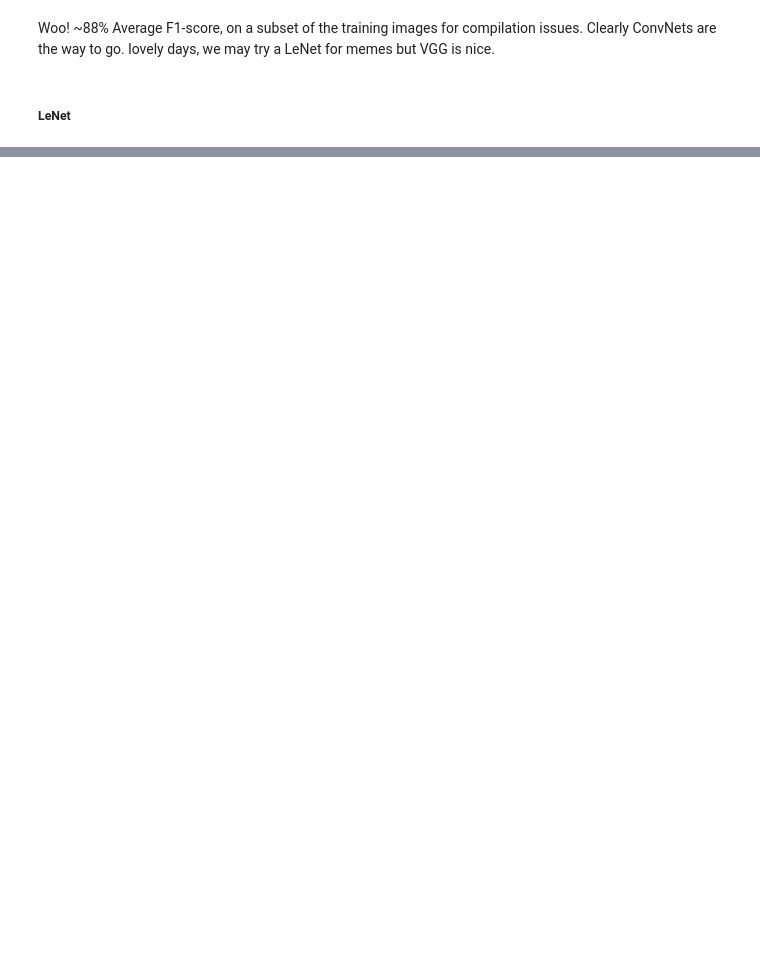
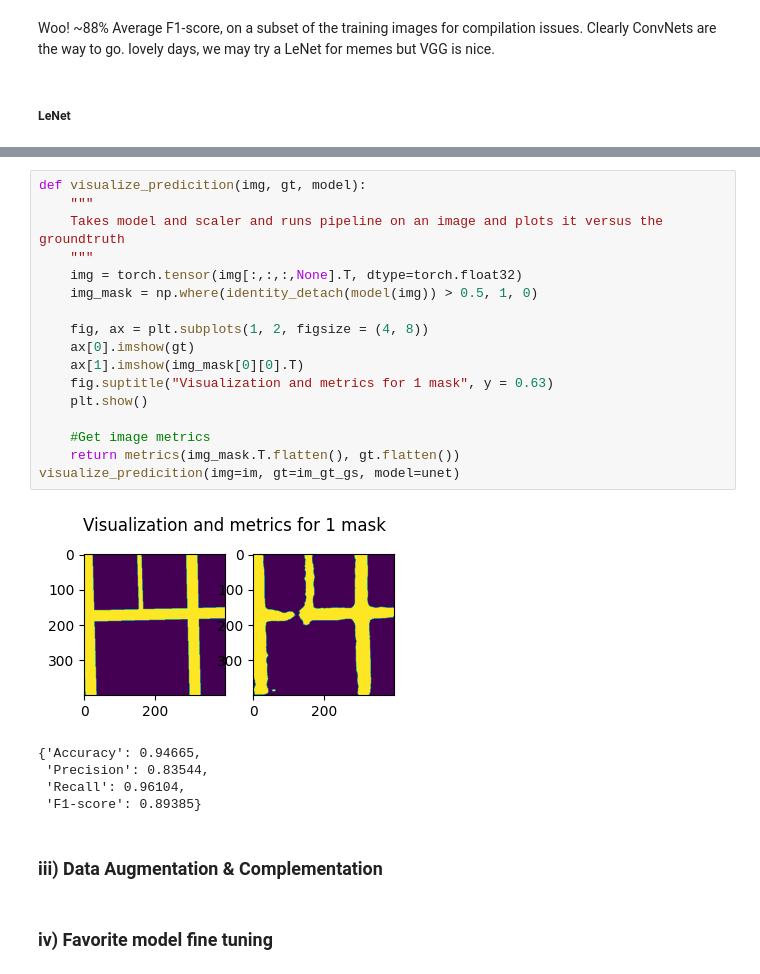
Before and after one commit to CS-433/ml-project-2-sigmoid-fraud, a Jupyter notebook: main.ipynb, the cells around one changed output, grey strips where cells are left out. Cells and saved outputs as stored; diff of their text form; blank space fills up the shorter version.

```diff
--- a/main.ipynb
+++ b/main.ipynb
@@ -899,0 +1181,27 @@ Woo! ~88% Average F1-score, on a subset of the training images for compilation i
+# %%
+def visualize_predicition(img, gt, model):
+    """
+    Takes model and scaler and runs pipeline on an image and plots it versus the groundtruth
+    """
+    img = torch.tensor(img[:,:,:,None].T, dtype=torch.float32)
+    img_mask = np.where(identity_detach(model(img)) > 0.5, 1, 0)
+
+    fig, ax = plt.subplots(1, 2, figsize = (4, 8))
+    ax[0].imshow(gt)
+    ax[1].imshow(img_mask[0][0].T)
+    fig.suptitle("Visualization and metrics for 1 mask", y = 0.63)
+    plt.show()
+
+    #Get image metrics
+    return metrics(img_mask.T.flatten(), gt.flatten())
+visualize_predicition(img=im, gt=im_gt_gs, model=unet)
+# %% [output]
+[figure, added]
+{'Accuracy': 0.94665,
+ 'Precision': 0.83544,
+ 'Recall': 0.96104,
+ 'F1-score': 0.89385}
+# %% [markdown]
+### iii) Data Augmentation & Complementation
+# %% [markdown]
+### iv) Favorite model fine tuning
```
Also changed, not shown: parts of 11 cells of this notebook.
